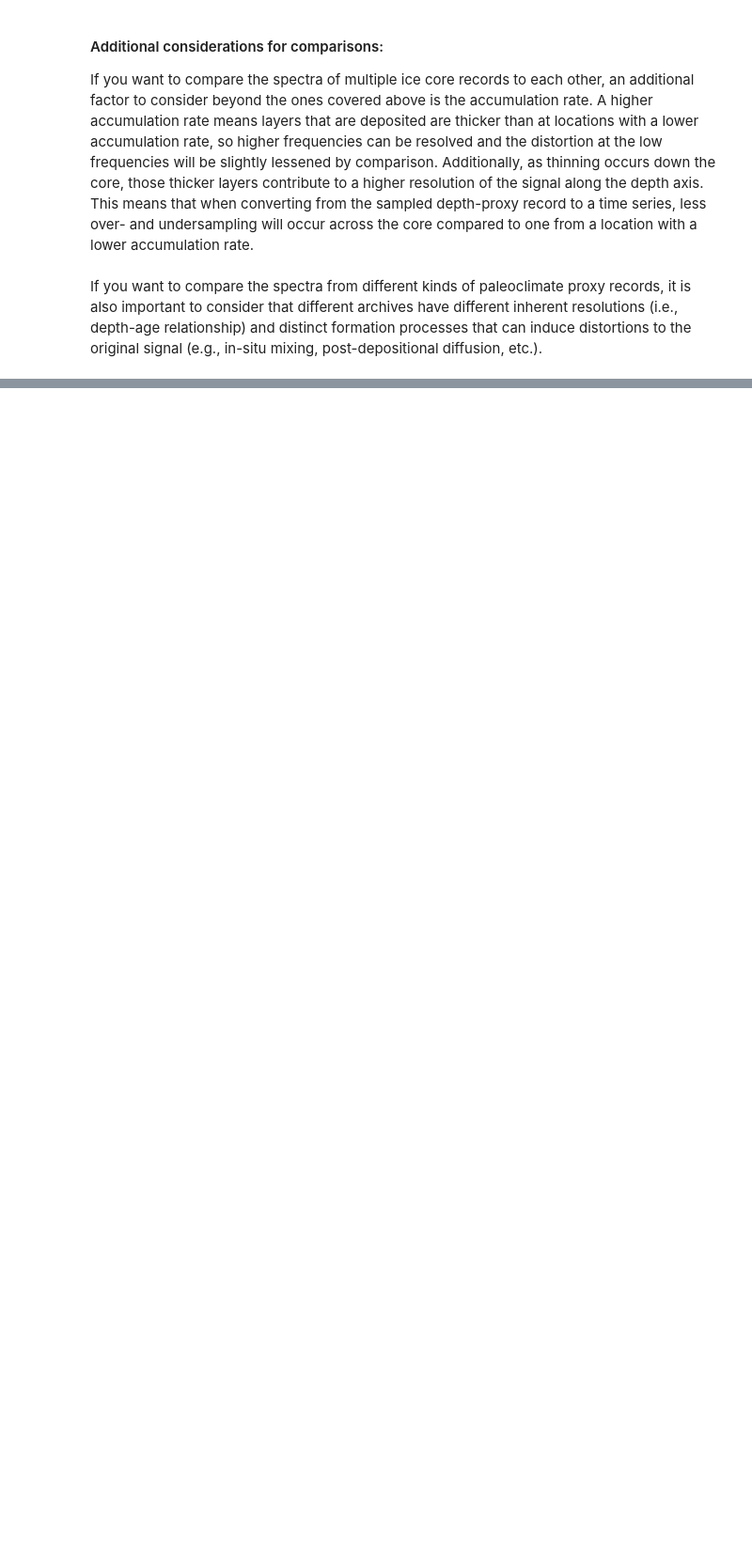
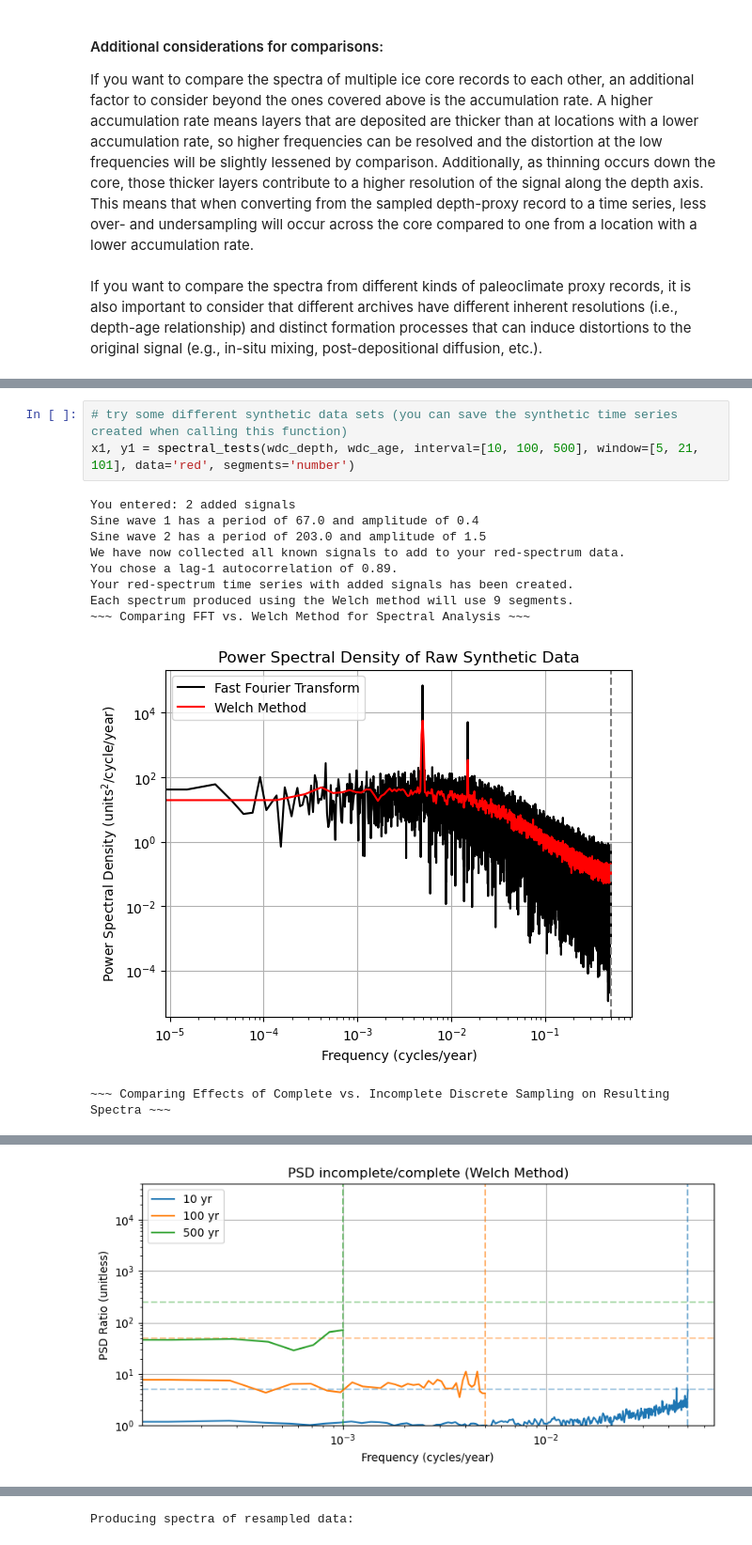
Before and after one commit to rhysjasl/ice-core-power-spectra, a Jupyter notebook: power_spectra.ipynb, the cells around one changed output, grey strips where cells are left out. Shown at 94% size. Drawn from its saved outputs; the diff is of its cells as text; blank space fills up the shorter version.

Commit message:
run interactive wrapper function

```diff
--- a/power_spectra.ipynb
+++ b/power_spectra.ipynb
@@ -424,0 +435,14 @@ If you want to compare the spectra from different kinds of paleoclimate proxy re
+# %%
+# try some different synthetic data sets (you can save the synthetic time series created when calling this function)
+x1, y1 = spectral_tests(wdc_depth, wdc_age, interval=[10, 100, 500], window=[5, 21, 101], data='red', segments='number')
+# %% [output]
+You entered: 2 added signals
+Sine wave 1 has a period of 67.0 and amplitude of 0.4
+Sine wave 2 has a period of 203.0 and amplitude of 1.5
+We have now collected all known signals to add to your red-spectrum data.
+You chose a lag-1 autocorrelation of 0.89.
+Your red-spectrum time series with added signals has been created.
+Each spectrum produced using the Welch method will use 9 segments.
+~~~ Comparing FFT vs. Welch Method for Spectral Analysis ~~~
+[figure, added]
+~~~ Comparing Effects of Complete vs. Incomplete Discrete Sampling on Resulting Spectra ~~~
@@ -424,0 +451 @@ If you want to compare the spectra from different kinds of paleoclimate proxy re
+[figure, added]
@@ -424,0 +467 @@ If you want to compare the spectra from different kinds of paleoclimate proxy re
+Producing spectra of resampled data:
```
Also changed, not shown: parts of 13 cells of this notebook.
